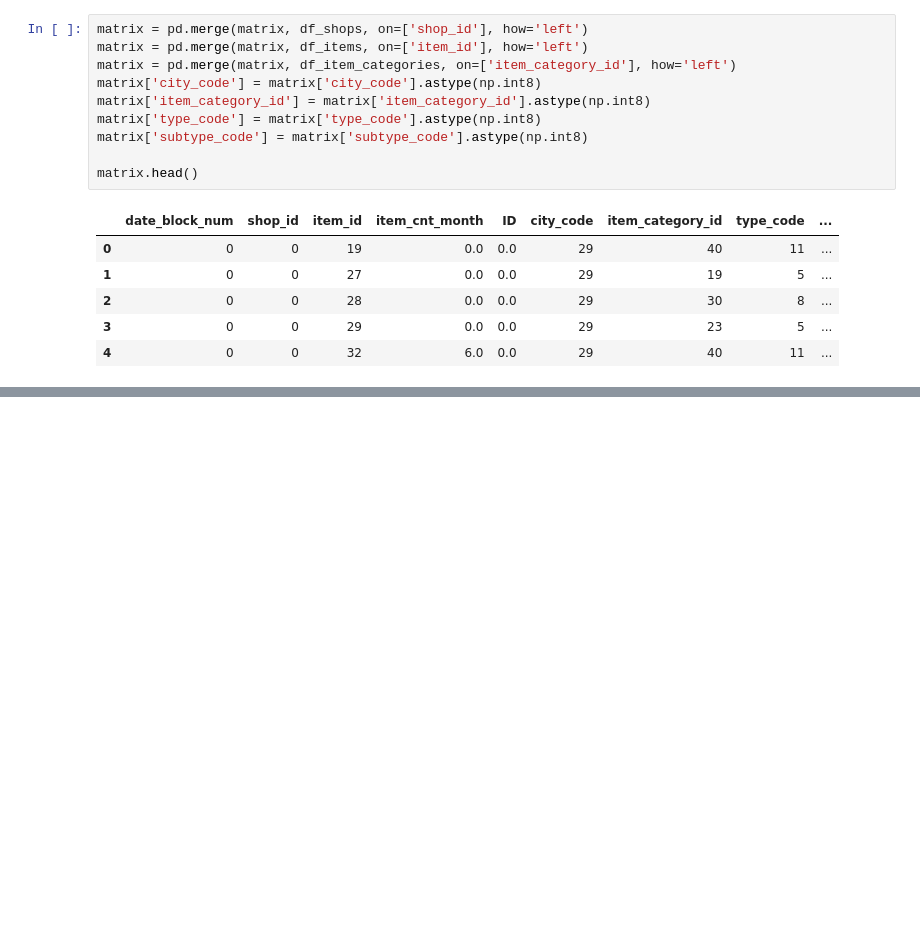
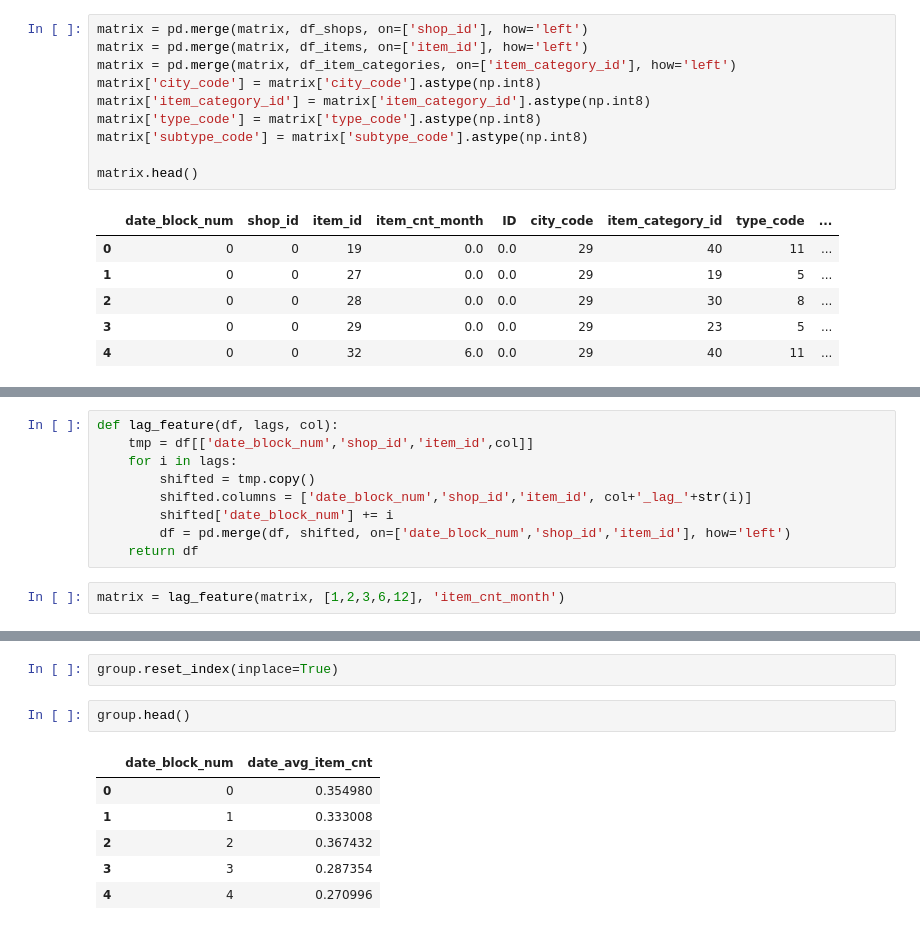
Before and after one commit to hwan27/kaggle_1st, a Jupyter notebook: kaggle_1st.ipynb, the cells around one changed output, grey strips where cells are left out. Drawn from its saved outputs; the diff is of its cells as text; blank space fills up the shorter version.

```diff
--- a/kaggle_1st.ipynb
+++ b/kaggle_1st.ipynb
@@ -556,0 +570,11 @@ matrix.head()
+# %%
+def lag_feature(df, lags, col):
+    tmp = df[['date_block_num','shop_id','item_id',col]]
+    for i in lags:
+        shifted = tmp.copy()
+        shifted.columns = ['date_block_num','shop_id','item_id', col+'_lag_'+str(i)]
+        shifted['date_block_num'] += i
+        df = pd.merge(df, shifted, on=['date_block_num','shop_id','item_id'], how='left')
+    return df
+# %%
+matrix = lag_feature(matrix, [1,2,3,6,12], 'item_cnt_month')
@@ -556,0 +596,11 @@ matrix.head()
+# %%
+group.reset_index(inplace=True)
+# %%
+group.head()
+# %% [output]
+|  | date_block_num | date_avg_item_cnt |
+| 0 | 0 | 0.354980 |
+| 1 | 1 | 0.333008 |
+| 2 | 2 | 0.367432 |
+| 3 | 3 | 0.287354 |
+| 4 | 4 | 0.270996 |
```
Also changed, not shown: parts of 33 cells of this notebook.
